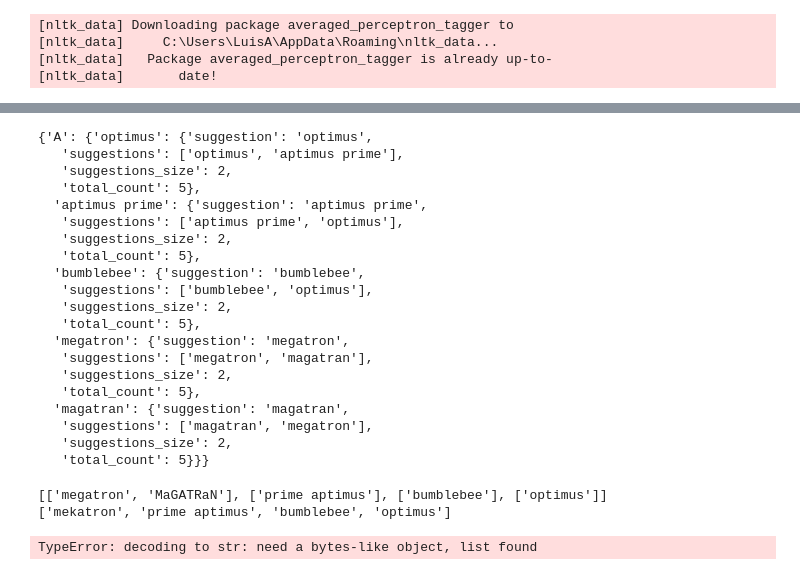
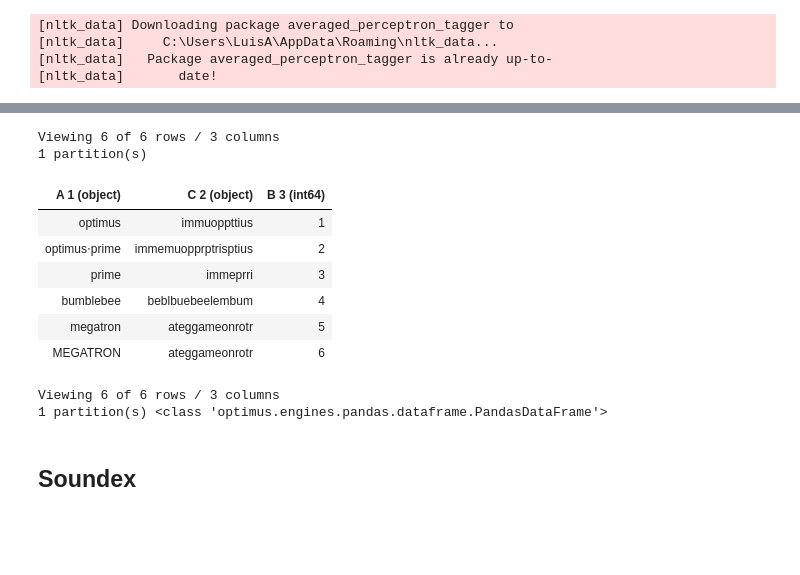
Before and after one commit to PacktPublishing/Data-Processing-with-Optimus, a Jupyter notebook: Chapter06/DataProcessingwithOptimus_Chapter06.ipynb, the cells around one changed output, grey strips where cells are left out. Drawn from its saved outputs; the diff is of its cells as text; code cells hidden in the pictures; blank space fills up the shorter version.

```diff
--- a/Chapter06/DataProcessingwithOptimus_Chapter06.ipynb
+++ b/Chapter06/DataProcessingwithOptimus_Chapter06.ipynb
@@ -20,0 +63,5 @@ op = Optimus("pandas")
+# %%
+df = op.create.dataframe({
+    "A": ["optimus", "optimus prime", "prime", "bumblebee", "megatron", "MEGATRON"],
+    "B": [1,2,3,4,5,6]
+})
@@ -21,36 +91,21 @@ op = Optimus("pandas")
+# %%
+df.cols.ngram_fingerprint("A", output_cols="C")
+# %% [output]
+Viewing 6 of 6 rows / 3 columns
+1 partition(s)
+| A 1 (object) | C 2 (object) | B 3 (int64) |
+| optimus | immuoppttius | 1 |
+| optimus⋅prime | immemuopprptrisptius | 2 |
+| prime | immeprri | 3 |
+| bumblebee | beblbuebeelembum | 4 |
+| megatron | ateggameonrotr | 5 |
+| MEGATRON | ateggameonrotr | 6 |
+Viewing 6 of 6 rows / 3 columns
+1 partition(s) <class 'optimus.engines.pandas.dataframe.PandasDataFrame'>
+# %% [markdown]
+## Soundex
 # %%
 df = op.create.dataframe({
     "A": ["optimus", "prime aptimus", "bumblebee", "megatron", "MaGATRaN"],
     "B": [1,2,3,4,5]
 })
-# %%
-df.string_clustering("A", "levenshtein").clusters
-# %% [output]
-{'A': {'optimus': {'suggestion': 'optimus',
-   'suggestions': ['optimus', 'aptimus prime'],
-   'suggestions_size': 2,
-   'total_count': 5},
-  'aptimus prime': {'suggestion': 'aptimus prime',
-   'suggestions': ['aptimus prime', 'optimus'],
-   'suggestions_size': 2,
-   'total_count': 5},
-  'bumblebee': {'suggestion': 'bumblebee',
-   'suggestions': ['bumblebee', 'optimus'],
-   'suggestions_size': 2,
-   'total_count': 5},
-  'megatron': {'suggestion': 'megatron',
-   'suggestions': ['megatron', 'magatran'],
-   'suggestions_size': 2,
-   'total_count': 5},
-  'magatran': {'suggestion': 'magatran',
-   'suggestions': ['magatran', 'megatron'],
-   'suggestions_size': 2,
-   'total_count': 5}}}
-# %%
-df.string_clustering("A", "metaphone").clusters
-clusters.set_suggestion("MKTRN", "mekatron")
-df.cols.replace(clusters.to_dict())
-# %% [output]
-[['megatron', 'MaGATRaN'], ['prime aptimus'], ['bumblebee'], ['optimus']]
-['mekatron', 'prime aptimus', 'bumblebee', 'optimus']
-TypeError: decoding to str: need a bytes-like object, list found
```
Also changed, not shown: parts of 102 cells of this notebook.
